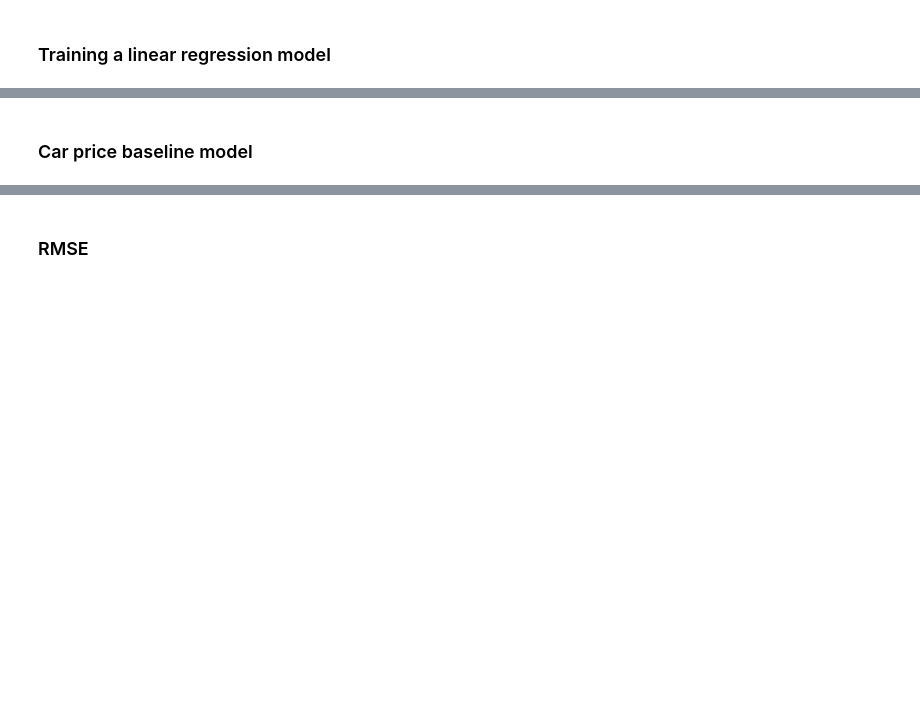
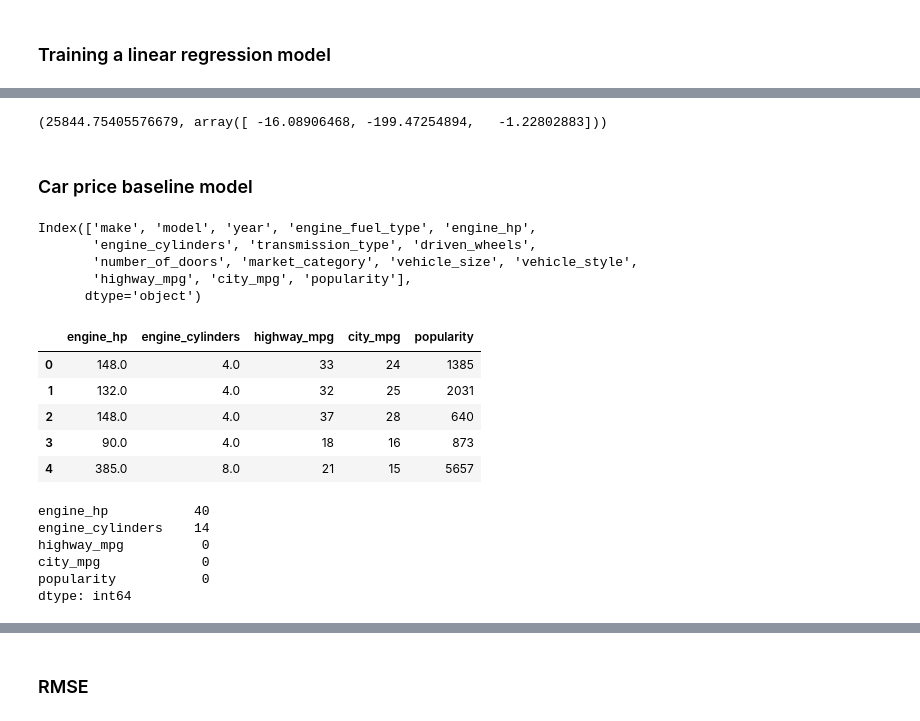
Before and after one commit to monicakarday/Machine-Learning-ZoomCamp-2023, a Jupyter notebook: Week2-Regression/Machine-Learning-for-Regression.ipynb, the cells around one changed output, grey strips where cells are left out. Cells and saved outputs as stored; diff of their text form; code cells hidden in the pictures; blank space fills up the shorter version.

```diff
--- a/Week2-Regression/Machine-Learning-for-Regression.ipynb
+++ b/Week2-Regression/Machine-Learning-for-Regression.ipynb
@@ -337,0 +529,4 @@ len(y_train)
+# %%
+w0, w
+# %% [output]
+(25844.75405576679, array([ -16.08906468, -199.47254894,   -1.22802883]))
@@ -338,2 +546,31 @@ len(y_train)
 # %% [markdown]
 ### Car price baseline model
+# %%
+df_train.columns
+# %% [output]
+Index(['make', 'model', 'year', 'engine_fuel_type', 'engine_hp',
+       'engine_cylinders', 'transmission_type', 'driven_wheels',
+       'number_of_doors', 'market_category', 'vehicle_size', 'vehicle_style',
+       'highway_mpg', 'city_mpg', 'popularity'],
+      dtype='object')
+# %%
+# Only considering numerical columns for now
+base = ['engine_hp', 'engine_cylinders', 'highway_mpg',
+        'city_mpg', 'popularity']
+df_train[base].head()
+# %% [output]
+|  | engine_hp | engine_cylinders | highway_mpg | city_mpg | popularity |
+| 0 | 148.0 | 4.0 | 33 | 24 | 1385 |
+| 1 | 132.0 | 4.0 | 32 | 25 | 2031 |
+| 2 | 148.0 | 4.0 | 37 | 28 | 640 |
+| 3 | 90.0 | 4.0 | 18 | 16 | 873 |
+| 4 | 385.0 | 8.0 | 21 | 15 | 5657 |
+# %%
+df_train[base].isnull().sum()
+# %% [output]
+engine_hp           40
+engine_cylinders    14
+highway_mpg          0
+city_mpg             0
+popularity           0
+dtype: int64
```
Also changed, not shown: parts of 97 cells of this notebook, 2 other files.
